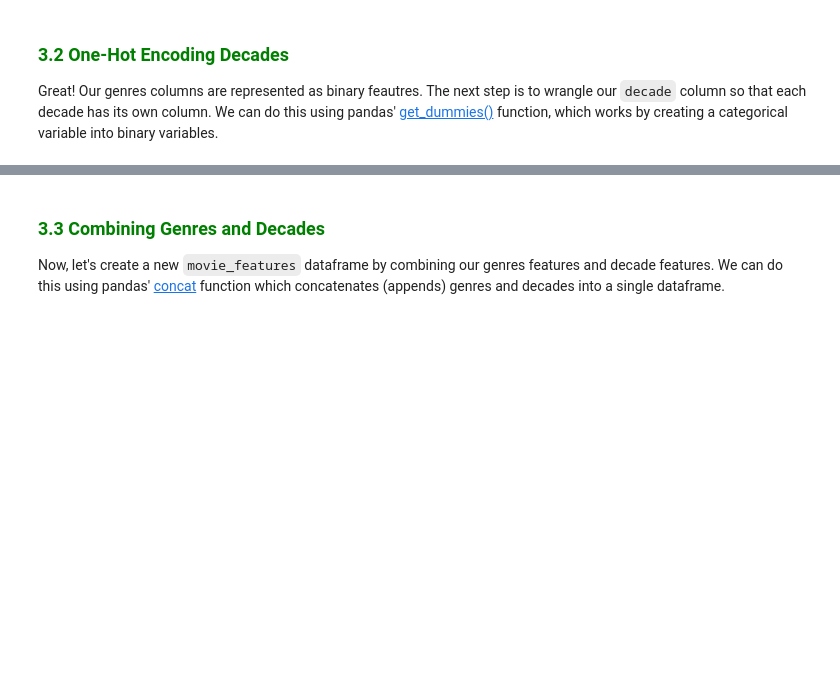
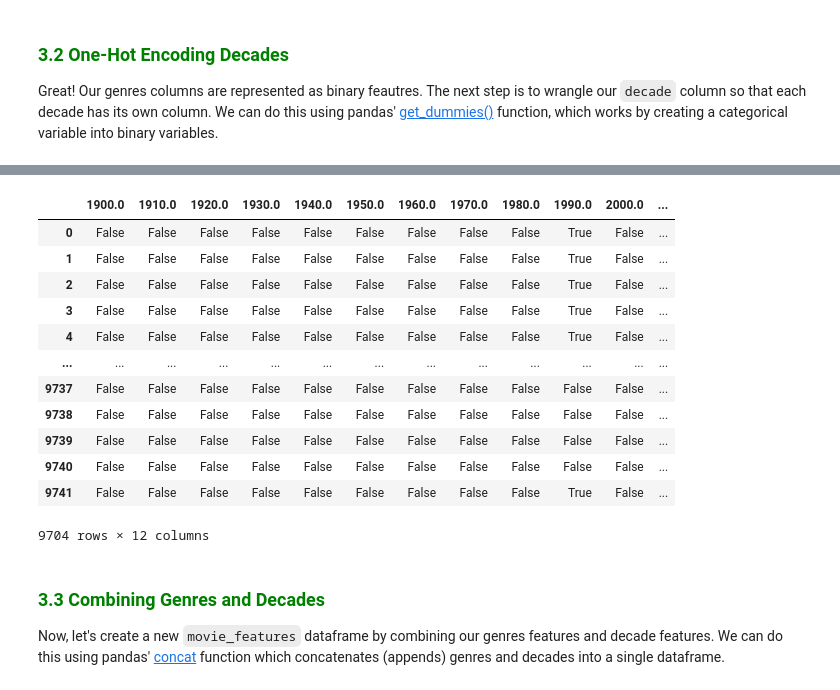
Before and after one commit to LCDA-UCP/tac-hands-on, a Jupyter notebook: exercises/session20-21-22/part2_cold_start_problem_exercises.ipynb, the cells around one changed output, grey strips where cells are left out. Drawn from its saved outputs; the diff is of its cells as text; code cells hidden in the pictures; blank space fills up the shorter version.

```diff
--- a/exercises/session20-21-22/part2_cold_start_problem_exercises.ipynb
+++ b/exercises/session20-21-22/part2_cold_start_problem_exercises.ipynb
@@ -230,3 +303,8 @@ First, we need to manipulate the `genres` column so that each genre is represent
+# %%
+genres = list(counter.keys())
+
+for g in genres:
+    movies[g] = movies['genres'].transform(lambda x: int(g in x))
 # %% [markdown]
 Let's take a look at what the movie genres columns look like:
 # %%
@@ -254,3 +323,20 @@ Great! Our genres columns are represented as binary feautres. The next step is t
+# %%
+movies_decades = pd.get_dummies(movies['decade'])
+movies_decades
+# %% [output]
+|  | 1900.0 | 1910.0 | 1920.0 | 1930.0 | 1940.0 | 1950.0 | 1960.0 | 1970.0 | 1980.0 | 1990.0 | 2000.0 | ... |
+| 0 | False | False | False | False | False | False | False | False | False | True | False | ... |
+| 1 | False | False | False | False | False | False | False | False | False | True | False | ... |
+| 2 | False | False | False | False | False | False | False | False | False | True | False | ... |
+| 3 | False | False | False | False | False | False | False | False | False | True | False | ... |
+| 4 | False | False | False | False | False | False | False | False | False | True | False | ... |
+| ... | ... | ... | ... | ... | ... | ... | ... | ... | ... | ... | ... | ... |
+| 9737 | False | False | False | False | False | False | False | False | False | False | False | ... |
+| 9738 | False | False | False | False | False | False | False | False | False | False | False | ... |
+| 9739 | False | False | False | False | False | False | False | False | False | False | False | ... |
+| 9740 | False | False | False | False | False | False | False | False | False | False | False | ... |
+| 9741 | False | False | False | False | False | False | False | False | False | True | False | ... |
+9704 rows × 12 columns
 # %% [markdown]
 ### <span style="color:green">3.3 Combining Genres and Decades</span>
 
```
Also changed, not shown: parts of 36 cells of this notebook, 1 other file.
